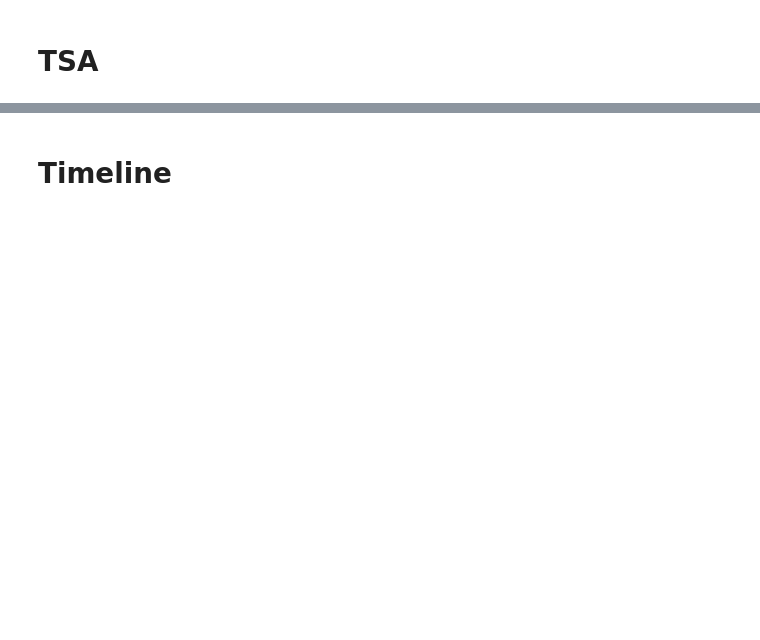
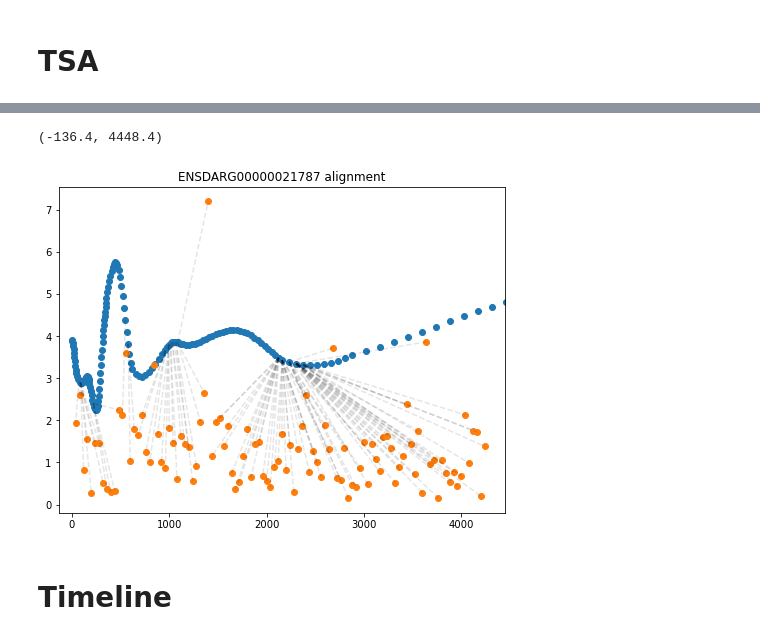
Before and after one commit to siebrenf/TSA, a Jupyter notebook: main.ipynb, the cells around one changed output, grey strips where cells are left out. Saved outputs shown, nothing was run; the diff lists cells and outputs as text; code cells hidden in the pictures; blank space fills up the shorter version.

```diff
--- a/main.ipynb
+++ b/main.ipynb
@@ -120,0 +216,16 @@ mapped.to_csv(alignment_file, sep="\t", index=False)  # noqa
+# %%
+# preprocessing
+query_samples = pd.read_csv(query_samples_file, sep="\t", index_col=0)
+sample_order, time2samples = get_sample_info(query_samples)
+
+tpms = pd.read_csv(tpm_file, sep="\t", index_col=0)
+query_tpms = tpm_normalization(tpms, sample_order)
+query_tpms = query_tpms[query_tpms.index.isin(selected_genes)]
+# %%
+t = pd.read_csv("data/white_mpf_white_mpf_mapping.tsv", sep="\t")
+q = pd.read_csv("data/white_mpf_levin_mpf_metric_test_mapping.tsv", sep="\t")
+template_tpms_inf = pd.read_csv("data/white_mpf_gpr.tsv", sep="\t", index_col=0)
+extended_template_time = list2floats(template_tpms_inf.columns)
+
+genes = template_tpms_inf.index.to_list()
+gene = genes[100]
@@ -120,0 +297,32 @@ mapped.to_csv(alignment_file, sep="\t", index=False)  # noqa
+# %%
+t = pd.read_csv("data/white_mpf_white_mpf_mapping.tsv", sep="\t")
+q = pd.read_csv("data/white_mpf_levin_mpf_metric_test_mapping.tsv", sep="\t")
+template_tpms_inf = pd.read_csv("data/white_mpf_gpr.tsv", sep="\t", index_col=0)
+extended_template_time = list2floats(template_tpms_inf.columns)
+
+genes = template_tpms_inf.index.to_list()
+gene = genes[100]
+
+# x1 = t.original_time.to_list()
+# y1 = template_tpms.loc[gene].to_list()[::5]  # 5 replciates
+x1 = extended_template_time
+y1 = template_tpms_inf.loc[gene].to_list()
+
+x2 = q.original_time.to_list()
+y2 = query_tpms.loc[gene].to_list()
+
+plt.scatter(x=x1, y=y1)
+plt.scatter(x=x2, y=y2)
+for n in range(len(x2)):
+    m = best_path[n]
+    plt.plot((x1[m], x2[n]), (y1[m], y2[n]), color = 'black', alpha=0.1, linestyle='--')
+
+# pretty stuff
+plt.title(f"{gene} alignment")
+start = x1[best_path[0]]
+end = max(x1[best_path[-1]], x2[-1])
+a_bit = (end - start) * 0.05
+plt.xlim(start - a_bit, end + a_bit)
+# %% [output]
+(-136.4, 4448.4)
+[figure, added]
```
Also changed, not shown: parts of 20 cells of this notebook, 2 other files.
